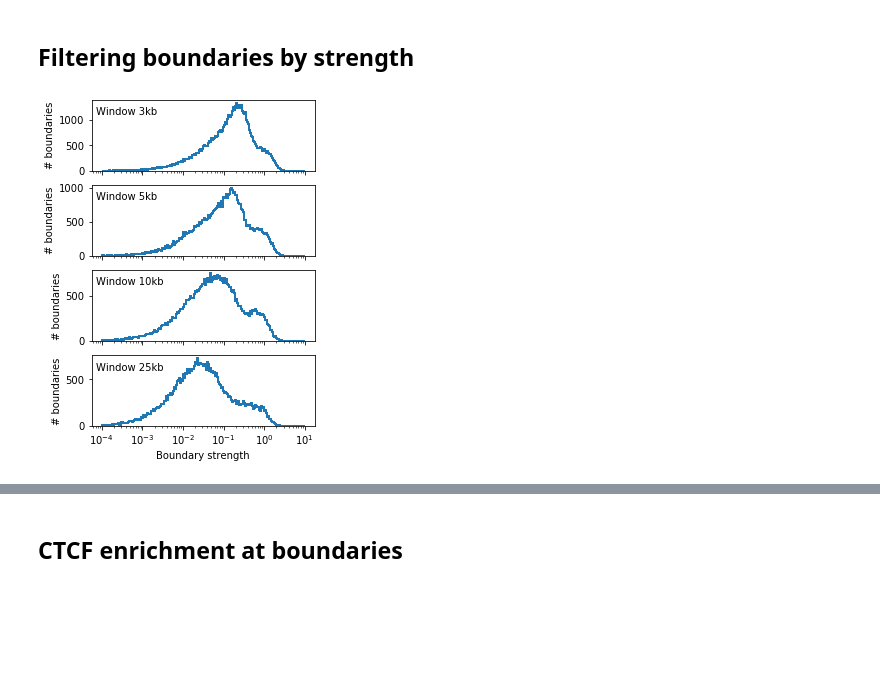
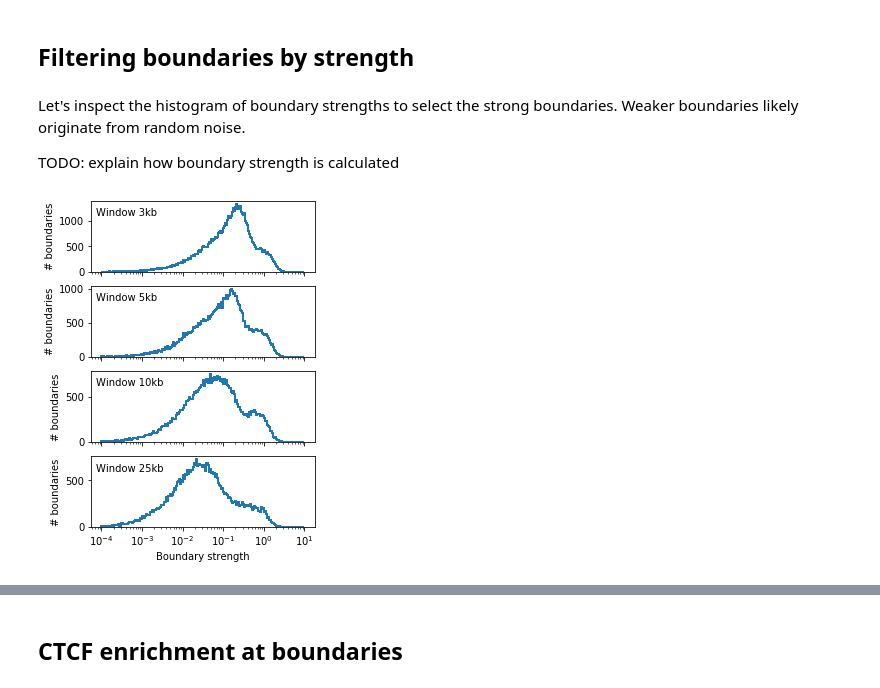
Before and after one commit to open2c/open2c_examples, a Jupyter notebook: Insulation_and_boundaries.ipynb, the cells around one changed output, grey strips where cells are left out. Cells and saved outputs as stored; diff of their text form; code cells hidden in the pictures; blank space fills up the shorter version.

```diff
--- a/Insulation_and_boundaries.ipynb
+++ b/Insulation_and_boundaries.ipynb
@@ -165,31 +164,34 @@ ax.set_xlim(region[1], region[2])
 [figure]
 # %% [markdown]
 ## Filtering boundaries by strength
+# %% [markdown]
+Let's inspect the histogram of boundary strengths to select the strong boundaries. Weaker boundaries likely originate from random noise.
+
+TODO: explain how boundary strength is calculated
 # %%
 histkwargs = dict(
     bins=10**np.linspace(-4,1,200),
     histtype='step',
     lw=2,
 )
 
-f, axs = plt.subplots(4,1, sharex=True, figsize=(4,6))
-
+f, axs = plt.subplots(len(windows),1, sharex=True, figsize=(4,6))
 for i, (w, ax) in enumerate(zip(windows, axs)):
     ax.hist(
-        boundaries[f'boundary_strength_{w}'],
+        insulation[f'boundary_strength_{w}'],
         **histkwargs
     )
-    plt.text(0.02, 0.9,
+    ax.text(0.02, 0.9,
              f'Window {w//1000}kb',
              ha='left',
              va='top',
              transform=ax.transAxes)
 
     ax.set(
         xscale='log',
         ylabel='# boundaries'
     )
 
 axs[-1].set(xlabel='Boundary strength');
 # %% [output]
-[figure, old version]
+[figure, new version]
```
Also changed, not shown: parts of 19 cells of this notebook.
